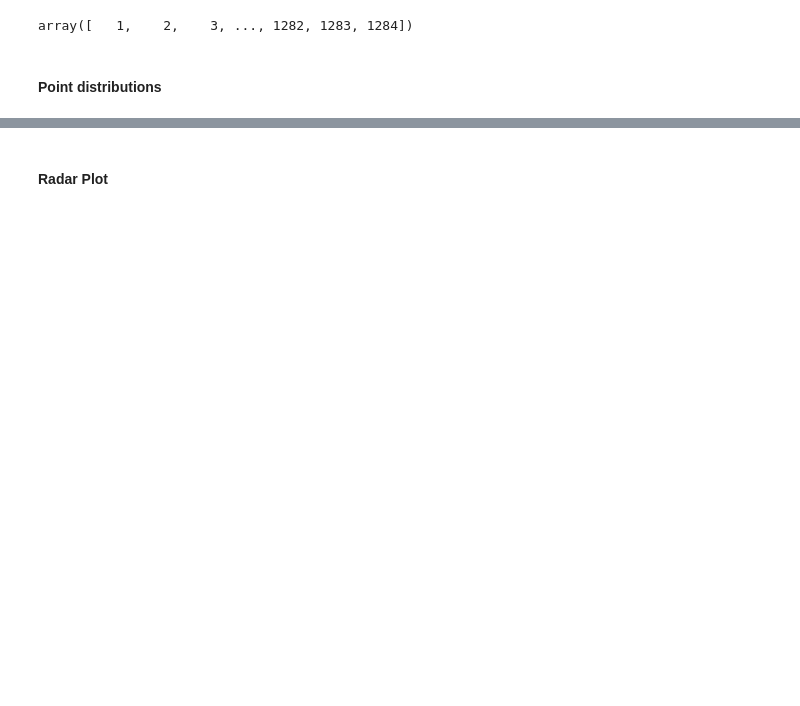
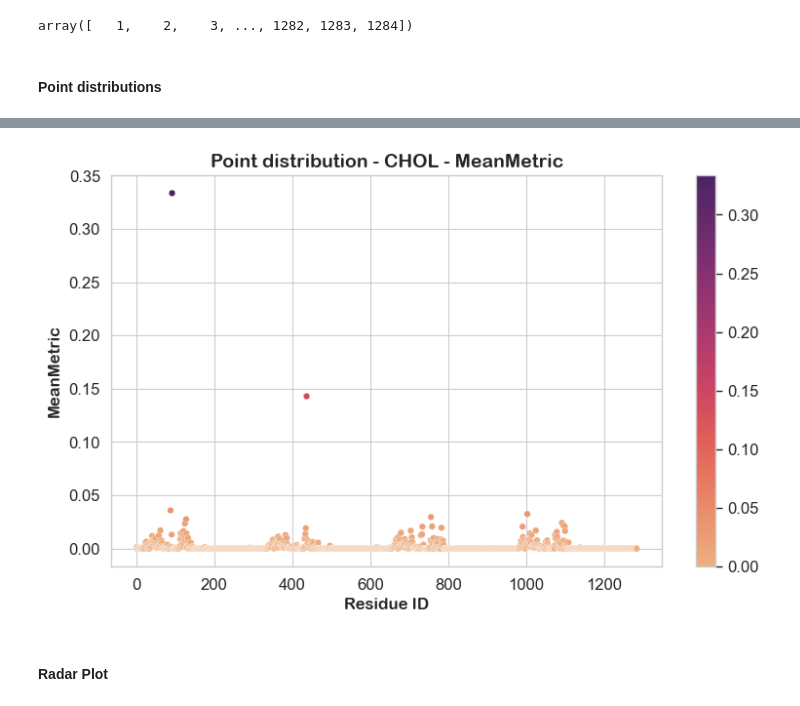
Before and after one commit to ProLint/prolint2, a Jupyter notebook: docs/notebooks/06_Generating_Plots.ipynb, the cells around one changed output, grey strips where cells are left out. Saved outputs shown, nothing was run; the diff lists cells and outputs as text; code cells hidden in the pictures; blank space fills up the shorter version.

Commit message:
adding comments and fixing imports

```diff
--- a/docs/notebooks/06_Generating_Plots.ipynb
+++ b/docs/notebooks/06_Generating_Plots.ipynb
@@ -20,6 +20,7 @@ mean_contacts = metric_instance.compute()
 # %% [markdown]
 #### Point distributions
 # %%
-# from prolint2.plotting.plotting import PointDistribution
-# PD = PointDistribution(u, mean_contacts, fig_size=(8, 5))
-# PD.save_plot(lipid_type='CHOL', metric_name='MeanMetric', linewidth=0.24, palette='flare')
+from prolint2.plotting import PointDistribution
+PD = PointDistribution(u, mean_contacts, fig_size=(8, 5))
+PD.create_plot(lipid_type='CHOL', metric_name='MeanMetric', linewidth=0.24, palette='flare')
+# %% [output]
@@ -26 +28,2 @@ mean_contacts = metric_instance.compute()
+[figure, added]
 # %%
```
Also changed, not shown: parts of 38 cells of this notebook, 2 other files.
